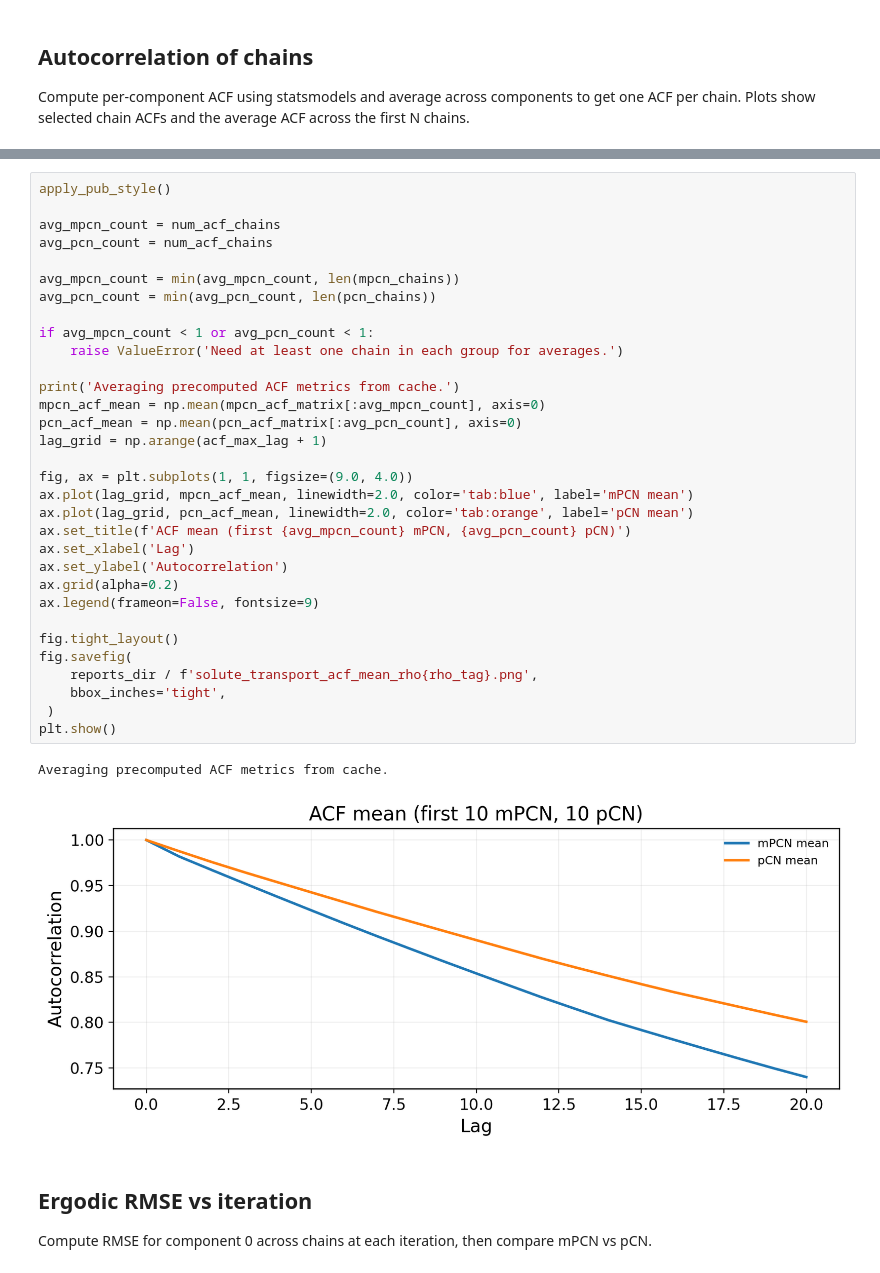
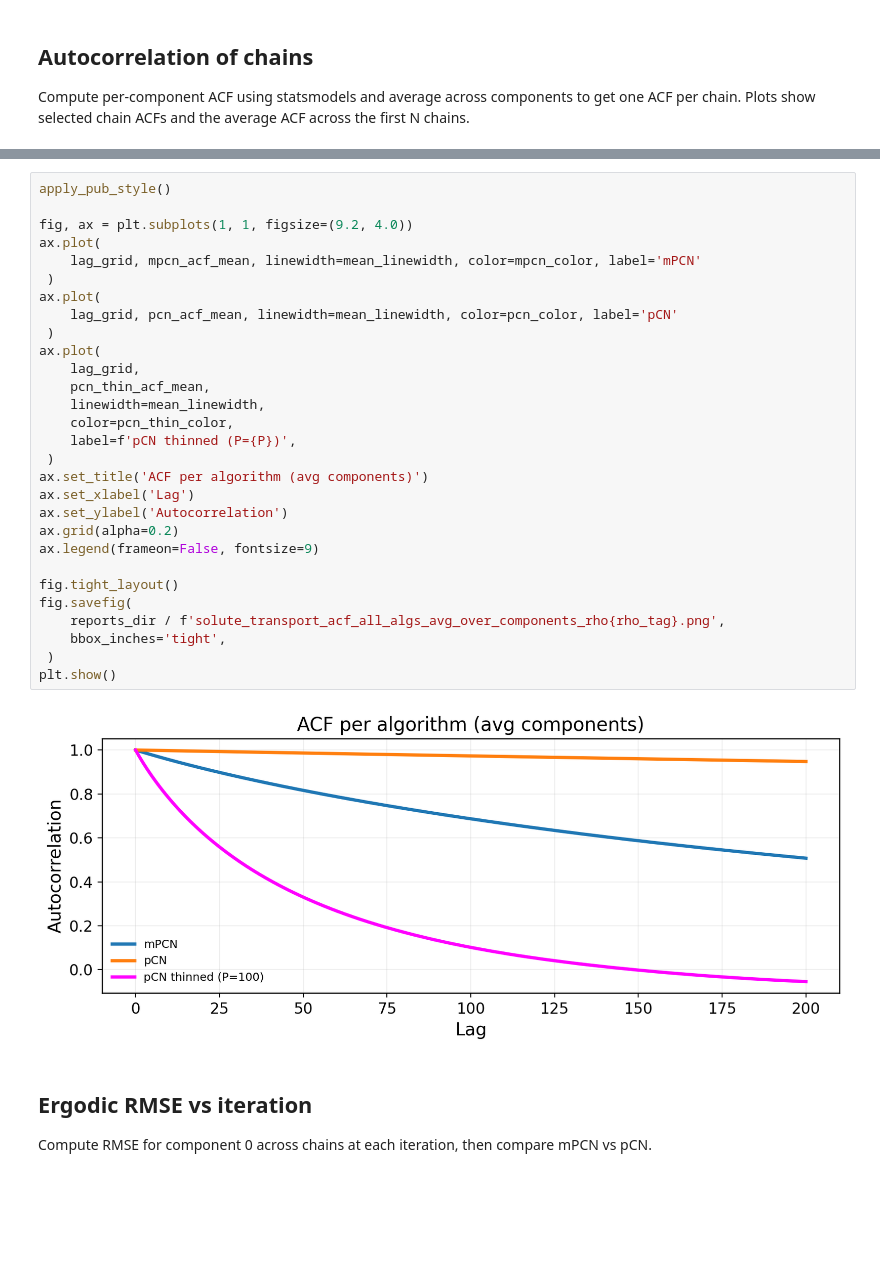
Before and after one commit to guillerminasenn/multiproposal-internal, a Jupyter notebook: notebooks/05_toy_solute_transport_mpcn_convergence.ipynb, the cells around one changed output, grey strips where cells are left out. Saved outputs shown, nothing was run; the diff lists cells and outputs as text; blank space fills up the shorter version.

```diff
--- a/notebooks/05_toy_solute_transport_mpcn_convergence.ipynb
+++ b/notebooks/05_toy_solute_transport_mpcn_convergence.ipynb
@@ -878,38 +812,34 @@ plt.show()
-# %%
-apply_pub_style()
-
-avg_mpcn_count = num_acf_chains
-avg_pcn_count = num_acf_chains
-
-avg_mpcn_count = min(avg_mpcn_count, len(mpcn_chains))
-avg_pcn_count = min(avg_pcn_count, len(pcn_chains))
-
-if avg_mpcn_count < 1 or avg_pcn_count < 1:
-    raise ValueError('Need at least one chain in each group for averages.')
-
-print('Averaging precomputed ACF metrics from cache.')
-mpcn_acf_mean = np.mean(mpcn_acf_matrix[:avg_mpcn_count], axis=0)
-pcn_acf_mean = np.mean(pcn_acf_matrix[:avg_pcn_count], axis=0)
-lag_grid = np.arange(acf_max_lag + 1)
-
-fig, ax = plt.subplots(1, 1, figsize=(9.0, 4.0))
-ax.plot(lag_grid, mpcn_acf_mean, linewidth=2.0, color='tab:blue', label='mPCN mean')
-ax.plot(lag_grid, pcn_acf_mean, linewidth=2.0, color='tab:orange', label='pCN mean')
-ax.set_title(f'ACF mean (first {avg_mpcn_count} mPCN, {avg_pcn_count} pCN)')
-ax.set_xlabel('Lag')
-ax.set_ylabel('Autocorrelation')
-ax.grid(alpha=0.2)
-ax.legend(frameon=False, fontsize=9)
-
-fig.tight_layout()
-fig.savefig(
-    reports_dir / f'solute_transport_acf_mean_rho{rho_tag}.png',
-    bbox_inches='tight',
- )
-plt.show()
-# %% [output]
-Averaging precomputed ACF metrics from cache.
-[figure, removed]
+# %%
+apply_pub_style()
+
+fig, ax = plt.subplots(1, 1, figsize=(9.2, 4.0))
+ax.plot(
+    lag_grid, mpcn_acf_mean, linewidth=mean_linewidth, color=mpcn_color, label='mPCN'
+ )
+ax.plot(
+    lag_grid, pcn_acf_mean, linewidth=mean_linewidth, color=pcn_color, label='pCN'
+ )
+ax.plot(
+    lag_grid,
+    pcn_thin_acf_mean,
+    linewidth=mean_linewidth,
+    color=pcn_thin_color,
+    label=f'pCN thinned (P={P})',
+ )
+ax.set_title('ACF per algorithm (avg components)')
+ax.set_xlabel('Lag')
+ax.set_ylabel('Autocorrelation')
+ax.grid(alpha=0.2)
+ax.legend(frameon=False, fontsize=9)
+
+fig.tight_layout()
+fig.savefig(
+    reports_dir / f'solute_transport_acf_all_algs_avg_over_components_rho{rho_tag}.png',
+    bbox_inches='tight',
+ )
+plt.show()
+# %% [output]
+[figure, added]
 # %% [markdown]
 ## Ergodic RMSE vs iteration
 
```
Also changed, not shown: parts of 12 cells of this notebook, 15 other files.
